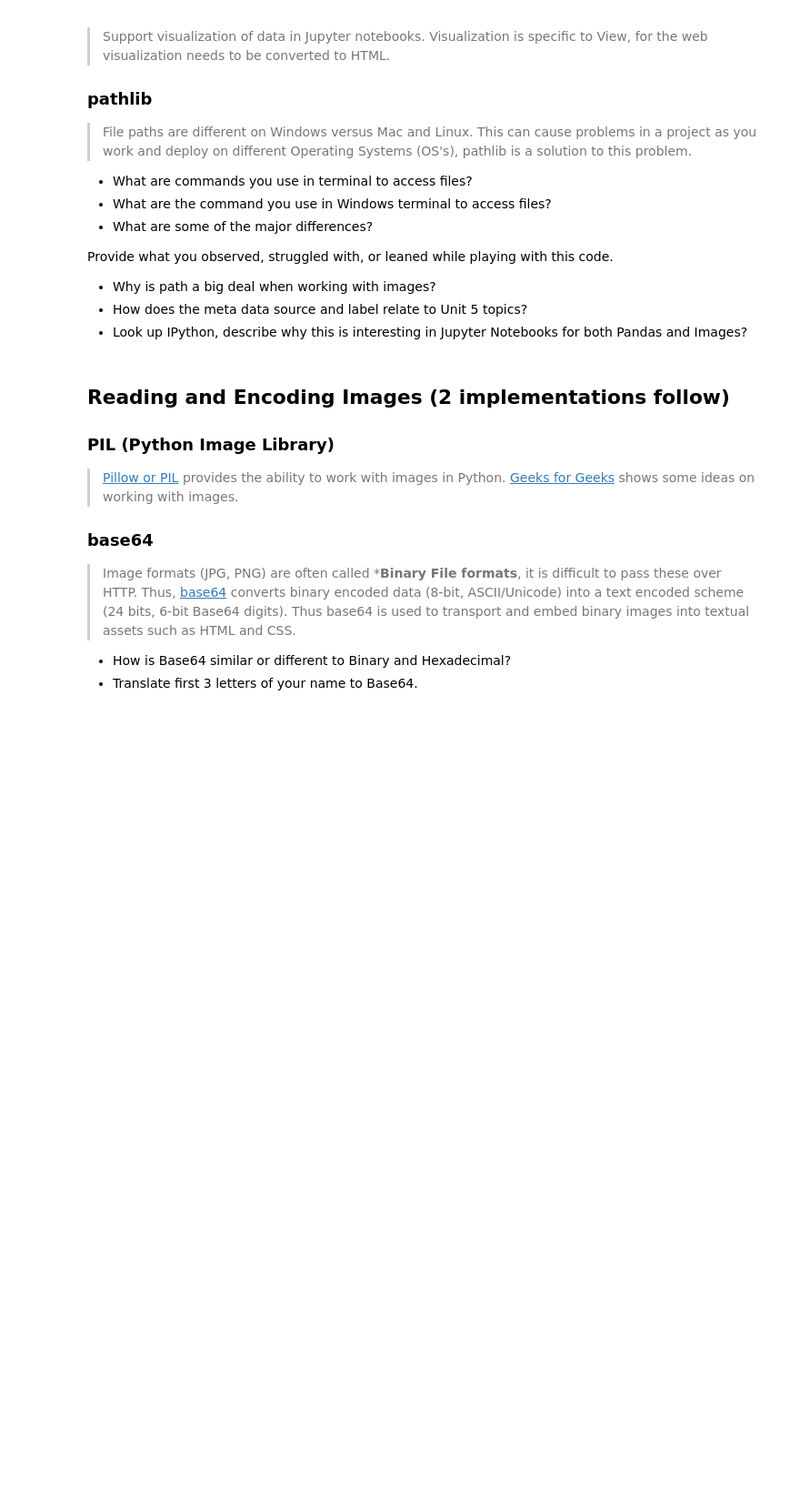
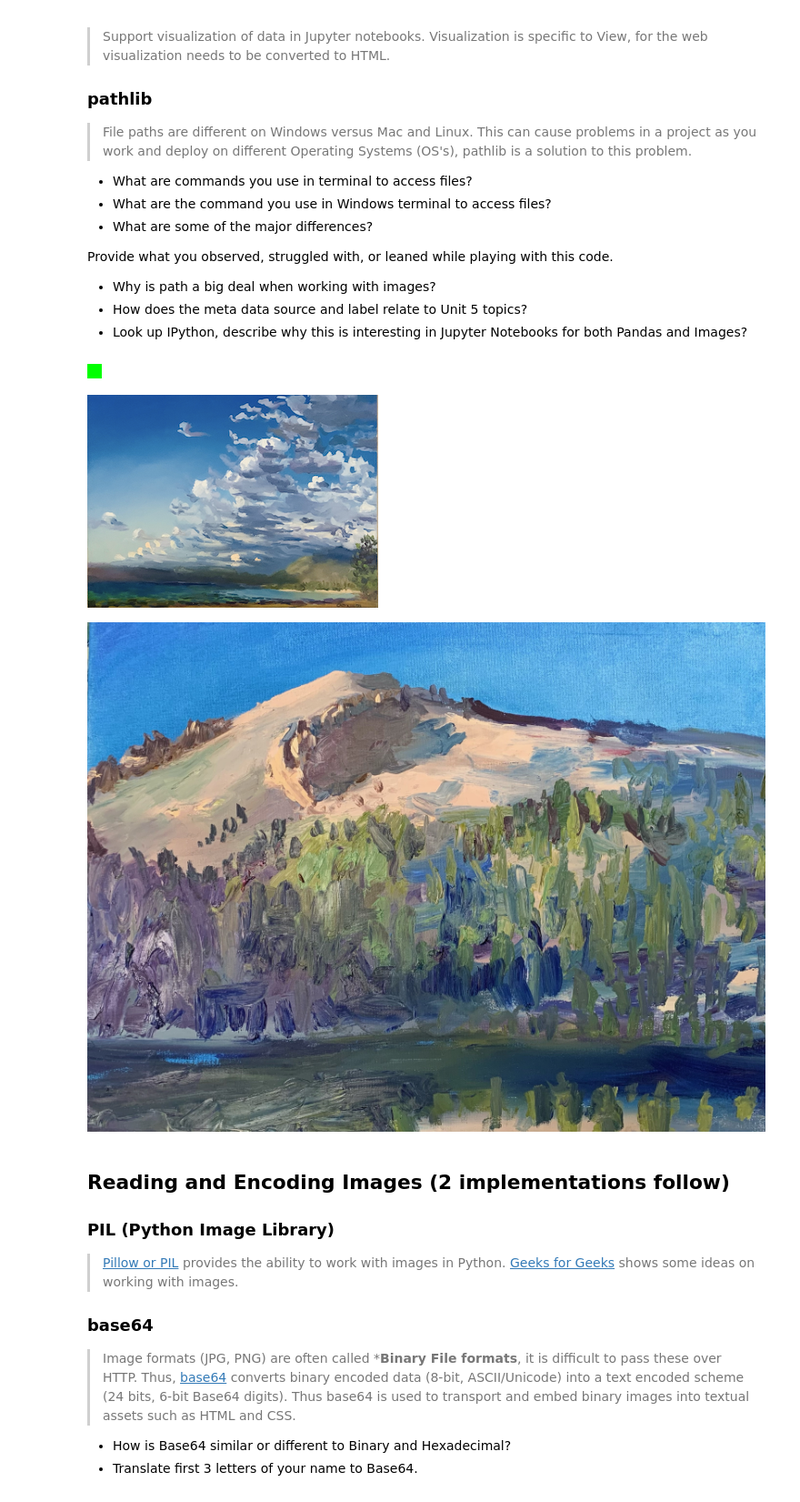
Before and after one commit to kaiden-dough/fastpages, a Jupyter notebook: _notebooks/2023-03-07-AP-unit2-2.ipynb, the cells around one changed output. Shown at 91% size. Saved outputs shown, nothing was run; the diff lists cells and outputs as text; code cells hidden in the pictures; blank space fills up the shorter version.

```diff
--- a/_notebooks/2023-03-07-AP-unit2-2.ipynb
+++ b/_notebooks/2023-03-07-AP-unit2-2.ipynb
@@ -46,34 +46,38 @@ Provide what you observed, struggled with, or leaned while playing with this cod
 # %%
 
 from IPython.display import Image, display
 from pathlib import Path  # https://medium.com/@ageitgey/python-3-quick-tip-the-easy-way-to-deal-with-file-paths-on-windows-mac-and-linux-11a072b58d5f
 
 # prepares a series of images
-def image_data(path=Path("images/"), images=None):  # path of static images is defaulted
+def image_data(path=Path("ghtop_images/"), images=None):  # path of static images is defaulted
     if images is None:  # default image
         images = [
             {'source': "Peter Carolin", 'label': "Clouds Impression", 'file': "clouds-impression.png"},
             {'source': "Peter Carolin", 'label': "Lassen Volcano", 'file': "lassen-volcano.jpg"}
         ]
     for image in images:
         # File to open
         image['filename'] = path / image['file']  # file with path
     return images
 
 def image_display(images):
     for image in images:
         display(Image(filename=image['filename']))
 
 
 # Run this as standalone tester to see sample data printed in Jupyter terminal
 if __name__ == "__main__":
     # print parameter supplied image
     green_square = image_data(images=[{'source': "Internet", 'label': "Green Square", 'file': "green-square-16.png"}])
     image_display(green_square)
 
     # display default images from image_data()
     default_images = image_data()
     image_display(default_images)
+# %% [output]
+[figure, added]
+[figure, added]
+[figure, added]
 # %% [markdown]
 ## Reading and Encoding Images (2 implementations follow)
 
```
Also changed, not shown: parts of 2 cells of this notebook, 4 other files.
